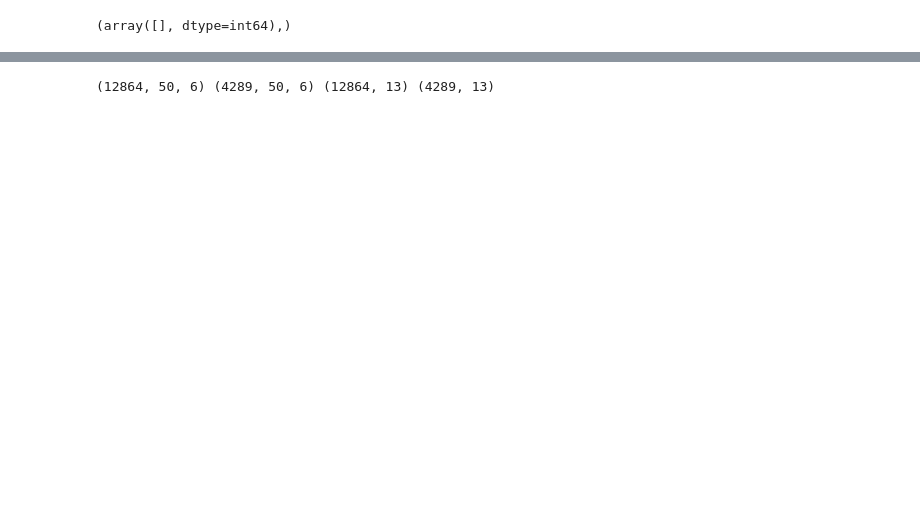
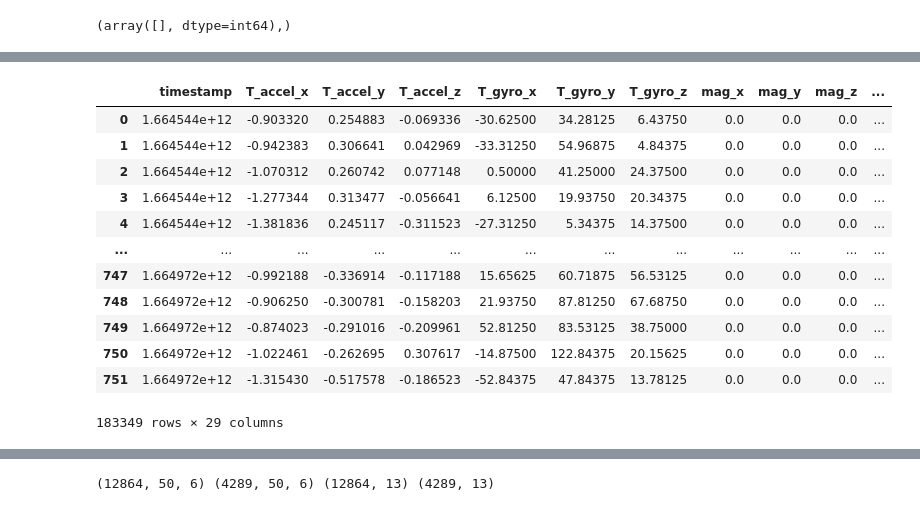
Before and after one commit to sfyzsr/PDIOT-ML, a Jupyter notebook: data_processing/model.ipynb, the cells around one changed output, grey strips where cells are left out. Drawn from its saved outputs; the diff is of its cells as text; code cells hidden in the pictures; blank space fills up the shorter version.

```diff
--- a/data_processing/model.ipynb
+++ b/data_processing/model.ipynb
@@ -83,0 +103,16 @@ np.where(not_same)
+# %%
+dataframe.loc[dataframe['R_activity_type'] == dataframe['T_activity_type']]
+# %% [output]
+|  | timestamp | T_accel_x | T_accel_y | T_accel_z | T_gyro_x | T_gyro_y | T_gyro_z | mag_x | mag_y | mag_z | ... |
+| 0 | 1.664544e+12 | -0.903320 | 0.254883 | -0.069336 | -30.62500 | 34.28125 | 6.43750 | 0.0 | 0.0 | 0.0 | ... |
+| 1 | 1.664544e+12 | -0.942383 | 0.306641 | 0.042969 | -33.31250 | 54.96875 | 4.84375 | 0.0 | 0.0 | 0.0 | ... |
+| 2 | 1.664544e+12 | -1.070312 | 0.260742 | 0.077148 | 0.50000 | 41.25000 | 24.37500 | 0.0 | 0.0 | 0.0 | ... |
+| 3 | 1.664544e+12 | -1.277344 | 0.313477 | -0.056641 | 6.12500 | 19.93750 | 20.34375 | 0.0 | 0.0 | 0.0 | ... |
+| 4 | 1.664544e+12 | -1.381836 | 0.245117 | -0.311523 | -27.31250 | 5.34375 | 14.37500 | 0.0 | 0.0 | 0.0 | ... |
+| ... | ... | ... | ... | ... | ... | ... | ... | ... | ... | ... | ... |
+| 747 | 1.664972e+12 | -0.992188 | -0.336914 | -0.117188 | 15.65625 | 60.71875 | 56.53125 | 0.0 | 0.0 | 0.0 | ... |
+| 748 | 1.664972e+12 | -0.906250 | -0.300781 | -0.158203 | 21.93750 | 87.81250 | 67.68750 | 0.0 | 0.0 | 0.0 | ... |
+| 749 | 1.664972e+12 | -0.874023 | -0.291016 | -0.209961 | 52.81250 | 83.53125 | 38.75000 | 0.0 | 0.0 | 0.0 | ... |
+| 750 | 1.664972e+12 | -1.022461 | -0.262695 | 0.307617 | -14.87500 | 122.84375 | 20.15625 | 0.0 | 0.0 | 0.0 | ... |
+| 751 | 1.664972e+12 | -1.315430 | -0.517578 | -0.186523 | -52.84375 | 47.84375 | 13.78125 | 0.0 | 0.0 | 0.0 | ... |
+183349 rows × 29 columns
```
Also changed, not shown: parts of 22 cells of this notebook, 10 other files.
